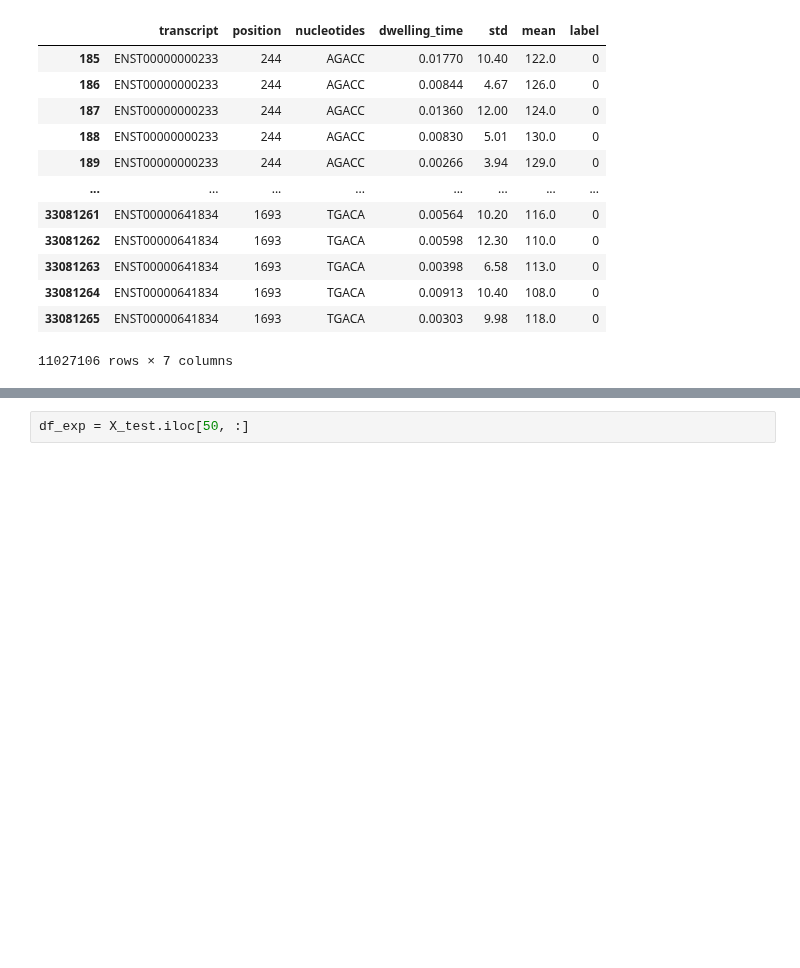
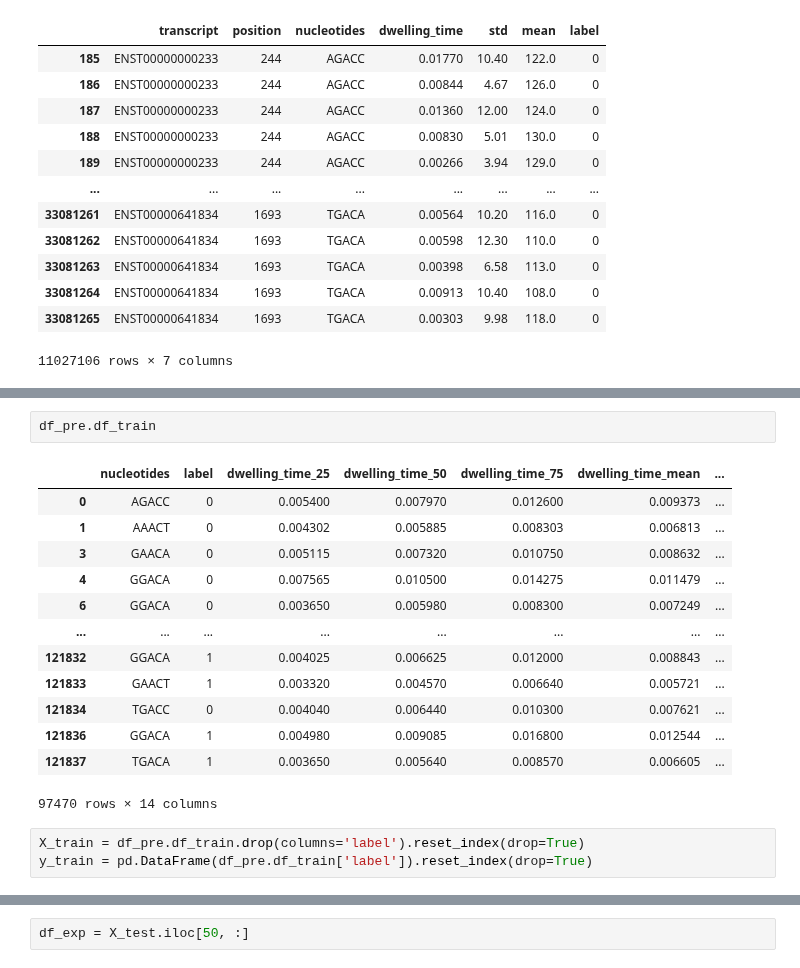
Before and after one commit to claudia-07/DSA4262-ACMXZ, a Jupyter notebook: pipeline/notebooks/Preprocessing.ipynb, the cells around one changed output, grey strips where cells are left out. Saved outputs shown, nothing was run; the diff lists cells and outputs as text; blank space fills up the shorter version.

```diff
--- a/pipeline/notebooks/Preprocessing.ipynb
+++ b/pipeline/notebooks/Preprocessing.ipynb
@@ -158,0 +134,19 @@ test data shape: (1126568, 5)
+# %%
+df_pre.df_train
+# %% [output]
+|  | nucleotides | label | dwelling_time_25 | dwelling_time_50 | dwelling_time_75 | dwelling_time_mean | ... |
+| 0 | AGACC | 0 | 0.005400 | 0.007970 | 0.012600 | 0.009373 | ... |
+| 1 | AAACT | 0 | 0.004302 | 0.005885 | 0.008303 | 0.006813 | ... |
+| 3 | GAACA | 0 | 0.005115 | 0.007320 | 0.010750 | 0.008632 | ... |
+| 4 | GGACA | 0 | 0.007565 | 0.010500 | 0.014275 | 0.011479 | ... |
+| 6 | GGACA | 0 | 0.003650 | 0.005980 | 0.008300 | 0.007249 | ... |
+| ... | ... | ... | ... | ... | ... | ... | ... |
+| 121832 | GGACA | 1 | 0.004025 | 0.006625 | 0.012000 | 0.008843 | ... |
+| 121833 | GAACT | 1 | 0.003320 | 0.004570 | 0.006640 | 0.005721 | ... |
+| 121834 | TGACC | 0 | 0.004040 | 0.006440 | 0.010300 | 0.007621 | ... |
+| 121836 | GGACA | 1 | 0.004980 | 0.009085 | 0.016800 | 0.012544 | ... |
+| 121837 | TGACA | 1 | 0.003650 | 0.005640 | 0.008570 | 0.006605 | ... |
+97470 rows × 14 columns
+# %%
+X_train = df_pre.df_train.drop(columns='label').reset_index(drop=True)
+y_train = pd.DataFrame(df_pre.df_train['label']).reset_index(drop=True)
```
Also changed, not shown: parts of 12 cells of this notebook, 2 other files.
